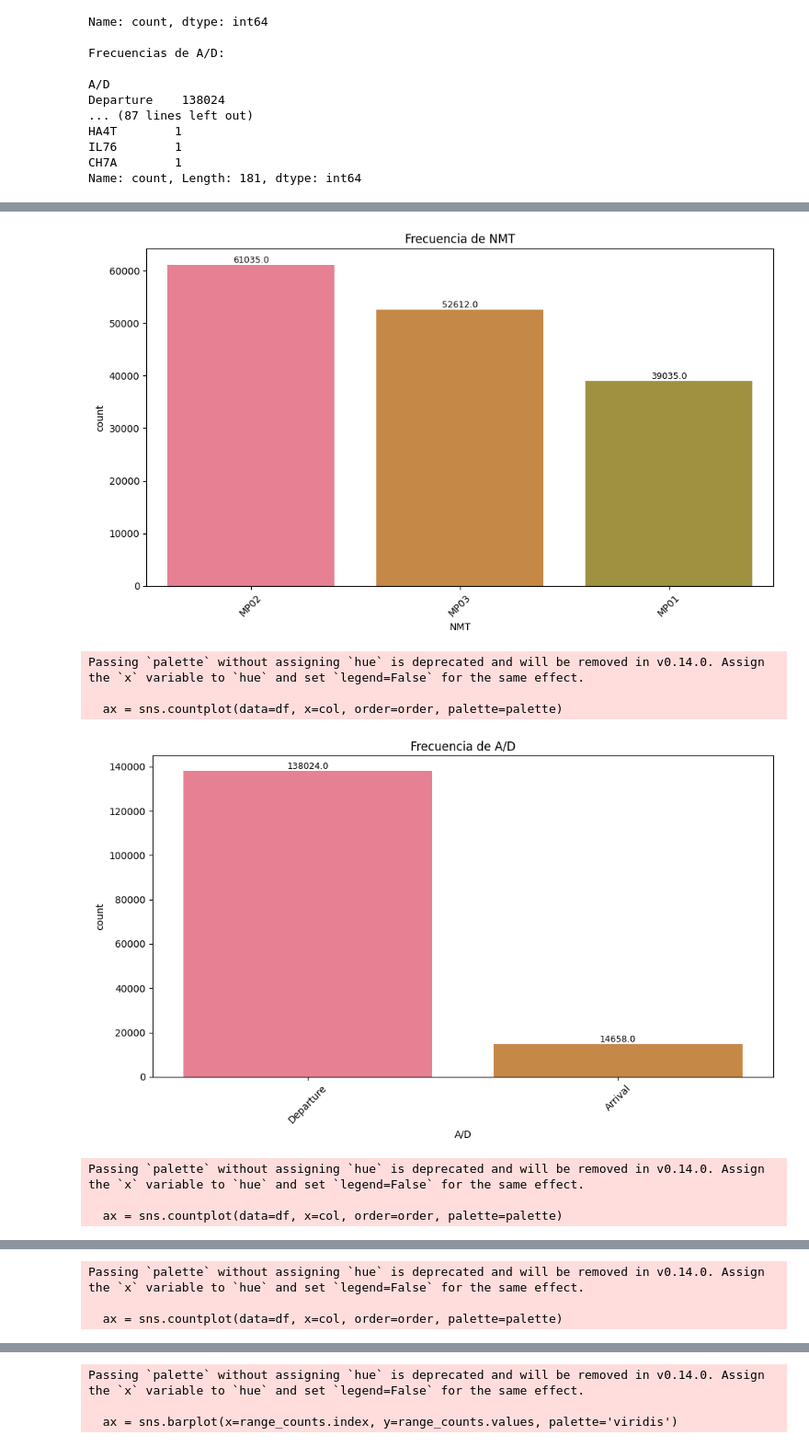
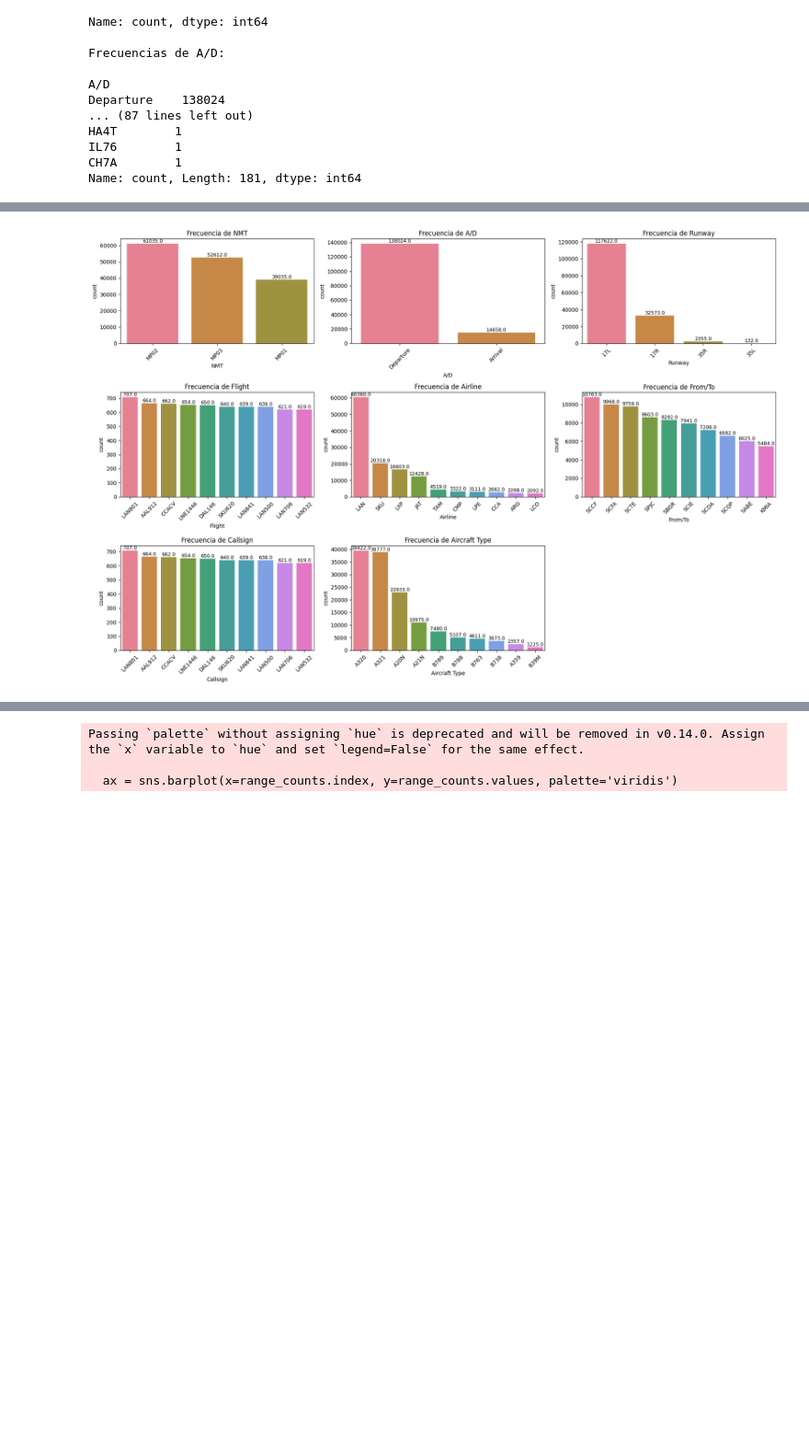
Before and after one commit to annunezc/proyecto, a Jupyter notebook: src/explore.ipynb, the cells around one changed output, grey strips where cells are left out. Shown at 92% size. Cells and saved outputs as stored; diff of their text form; code cells hidden in the pictures; blank space fills up the shorter version.

```diff
--- a/src/explore.ipynb
+++ b/src/explore.ipynb
@@ -174,0 +166,19 @@ for col in numeric_cols_noTLASmax:
+# %%
+# Crear figura de 3 filas x 3 columnas
+fig, axes = plt.subplots(3, 3, figsize=(18, 12))
+fig.tight_layout(pad=5.0)  # Espaciado entre gráficos
+
+# Aplanar la matriz de ejes
+axes = axes.flatten()
+
+# Graficar cada variable en su subplot
+for idx, col in enumerate(numeric_cols_noTLASmax):
+    sns.boxplot(x=df[col], ax=axes[idx])
+    axes[idx].set_title(f'Boxplot de {col}')
+
+# Si sobran subplots vacíos (porque hay menos de 9 variables), apagar esos ejes
+for i in range(len(numeric_cols_noTLASmax), 9):
+    fig.delaxes(axes[i])
+
+plt.tight_layout()
+plt.show()
@@ -217,7 +231,6 @@ MP01    22
 MP03     1
 Name: count, dtype: int64
 # %%
-non_numeric_cols = ['NMT', 'A/D', 'Runway', 'Flight', 'Airline', 'From/To', 'Callsign', 'Aircraft Type']
 for col in non_numeric_cols:
     print(f'\nFrecuencias de {col}:\n')
     print(df[col].value_counts())
@@ -240,35 +253,38 @@ IL76        1
 CH7A        1
 Name: count, Length: 181, dtype: int64
 # %%
-import matplotlib.pyplot as plt
-import seaborn as sns
-import numpy as np
-
-# Paleta de colores intercalados (puedes cambiarla a gusto)
+# Paleta de colores intercalados
 palette = sns.color_palette("husl", 10)  # 10 colores distintos
 
-for col in non_numeric_cols:
-    plt.figure(figsize=(10, 6))
+# Crear figura de 3 filas x 3 columnas
+fig, axes = plt.subplots(3, 3, figsize=(18, 12))
+fig.tight_layout(pad=5.0)  # Espaciado entre gráficos
 
-    # Top 10 categorías
+# Aplanar la matriz de ejes
+axes = axes.flatten()
+
+# Graficar cada variable categórica en su subplot
+for idx, col in enumerate(non_numeric_cols):
     order = df[col].value_counts().index[:10]
+    ax = axes[idx]
+    sns.countplot(data=df, x=col, order=order, palette=palette, ax=ax)
+    ax.set_title(f'Frecuencia de {col}')
+    ax.set_xticklabels(ax.get_xticklabels(), rotation=45)
 
-    # Crear gráfico de barras
-    ax = sns.countplot(data=df, x=col, order=order, palette=palette)
-
-    # Títulos y formato
-    plt.title(f'Frecuencia de {col}')
-    plt.xticks(rotation=45)
-    plt.tight_layout()
-
-    # Agregar etiquetas con los conteos
+    # Agregar conteo sobre las barras
     for p in ax.patches:
         height = p.get_height()
-        ax.annotate(f'{height}',
-                    (p.get_x() + p.get_width() / 2., height),
-                    ha='center', va='bottom', fontsize=9)
+        if height > 0:
+            ax.annotate(f'{height}',
+                        (p.get_x() + p.get_width() / 2., height),
+                        ha='center', va='bottom', fontsize=9)
 
-    plt.show()
+# Si sobran subplots vacíos (porque hay menos de 9 variables), apagar esos ejes
+for i in range(len(non_numeric_cols), 9):
+    fig.delaxes(axes[i])
+
+plt.tight_layout()
+plt.show()
 # %% [output]
 Passing `palette` without assigning `hue` is deprecated and will be removed in v0.14.0. Assign the `x` variable to `hue` and set `legend=False` for the same effect.
 
@@ -276,8 +306 @@ Passing `palette` without assigning `hue` is deprecated and will be removed in v
-[figure, old version]
+[figure, new version]
-Passing `palette` without assigning `hue` is deprecated and will be removed in v0.14.0. Assign the `x` variable to `hue` and set `legend=False` for the same effect.
-
-  ax = sns.countplot(data=df, x=col, order=order, palette=palette)
-[figure, removed]
-Passing `palette` without assigning `hue` is deprecated and will be removed in v0.14.0. Assign the `x` variable to `hue` and set `legend=False` for the same effect.
-
-  ax = sns.countplot(data=df, x=col, order=order, palette=palette)
@@ -285,3 +306,0 @@ Passing `palette` without assigning `hue` is deprecated and will be removed in v
-Passing `palette` without assigning `hue` is deprecated and will be removed in v0.14.0. Assign the `x` variable to `hue` and set `legend=False` for the same effect.
-
-  ax = sns.countplot(data=df, x=col, order=order, palette=palette)
```
Also changed, not shown: parts of 30 cells of this notebook.
